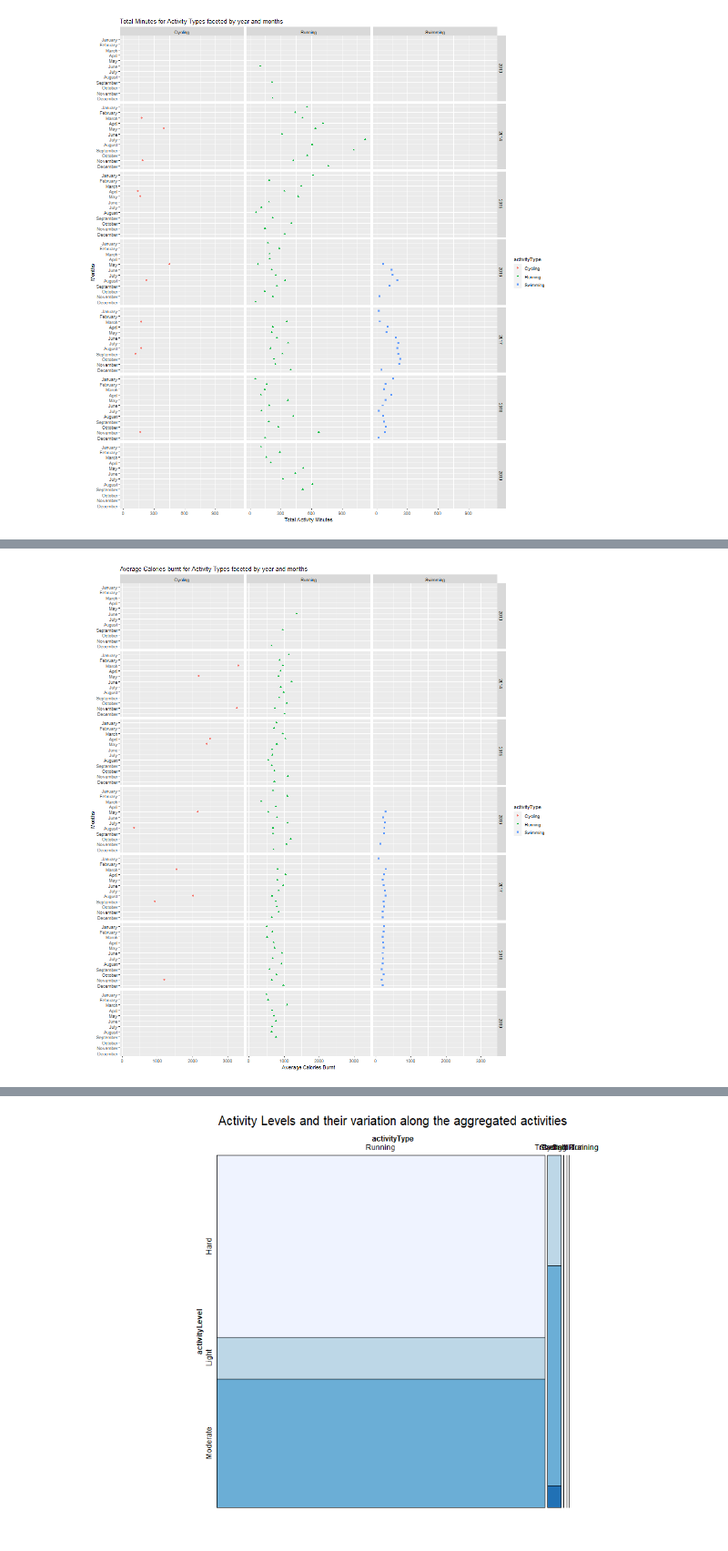
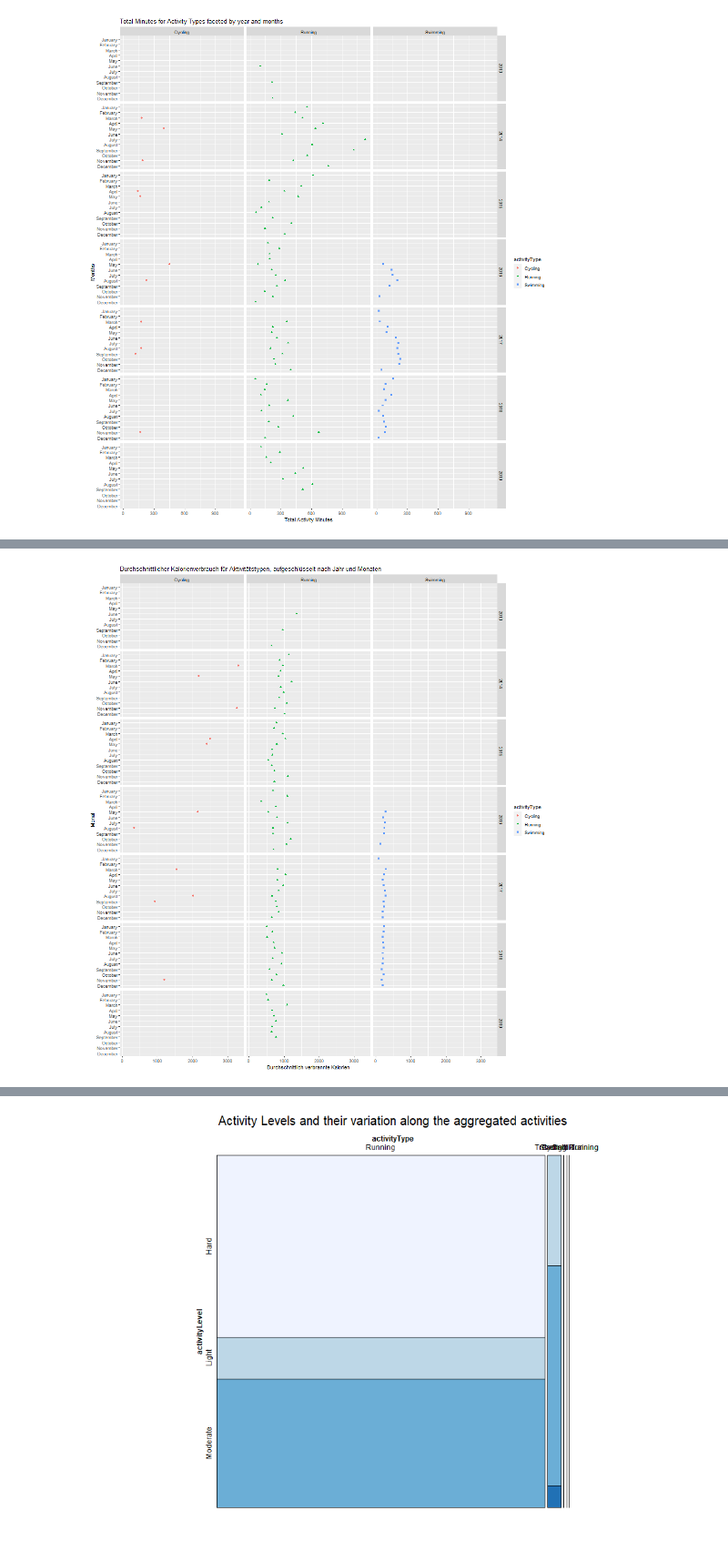
Before and after one commit to caxenie/garmin-tracker-analytics, a Jupyter notebook: GarminDataAnalyser.ipynb, the cells around one changed output, grey strips where cells are left out. Shown at 91% size. Saved outputs shown, nothing was run; the diff lists cells and outputs as text; code cells hidden in the pictures.

```diff
--- a/GarminDataAnalyser.ipynb
+++ b/GarminDataAnalyser.ipynb
@@ -710,18 +617,18 @@ year_month_cal_mins.reset_index(inplace=True)
 # %%
 %%R -i year_month_cal_mins -w 980 -h 1080 -u px
 
 require("ggplot2")
 require("viridis")
 
 orderedclasses <- c("January", "February", "March", "April", "May", "June", "July", "August", "September", "October", "November", "December")
 year_month_cal_mins$activityMonthName <- factor(year_month_act_mins$activityMonthName, levels = rev(orderedclasses))
 
 g1 <- ggplot(year_month_cal_mins, aes(x=mean, y=activityMonthName)) +
     geom_point(aes(color=activityType, shape = activityType)) +
-    ylab("Months") + scale_fill_viridis(discrete=TRUE) +
-    xlab("Average Calories Burnt") +
-    ggtitle("Average Calories burnt for Activity Types faceted by year and months ") +
+    ylab("Monat") + scale_fill_viridis(discrete=TRUE) +
+    xlab("Durchschnittlich verbrannte Kalorien") +
+    ggtitle("Durchschnittlicher Kalorienverbrauch für Aktivitätstypen, aufgeschlüsselt nach Jahr und Monaten") +
     facet_grid(activityYear ~ activityType)
 g1
 # %% [output]
-[figure, old version]
+[figure, new version]
```
Also changed, not shown: parts of 148 cells of this notebook.
